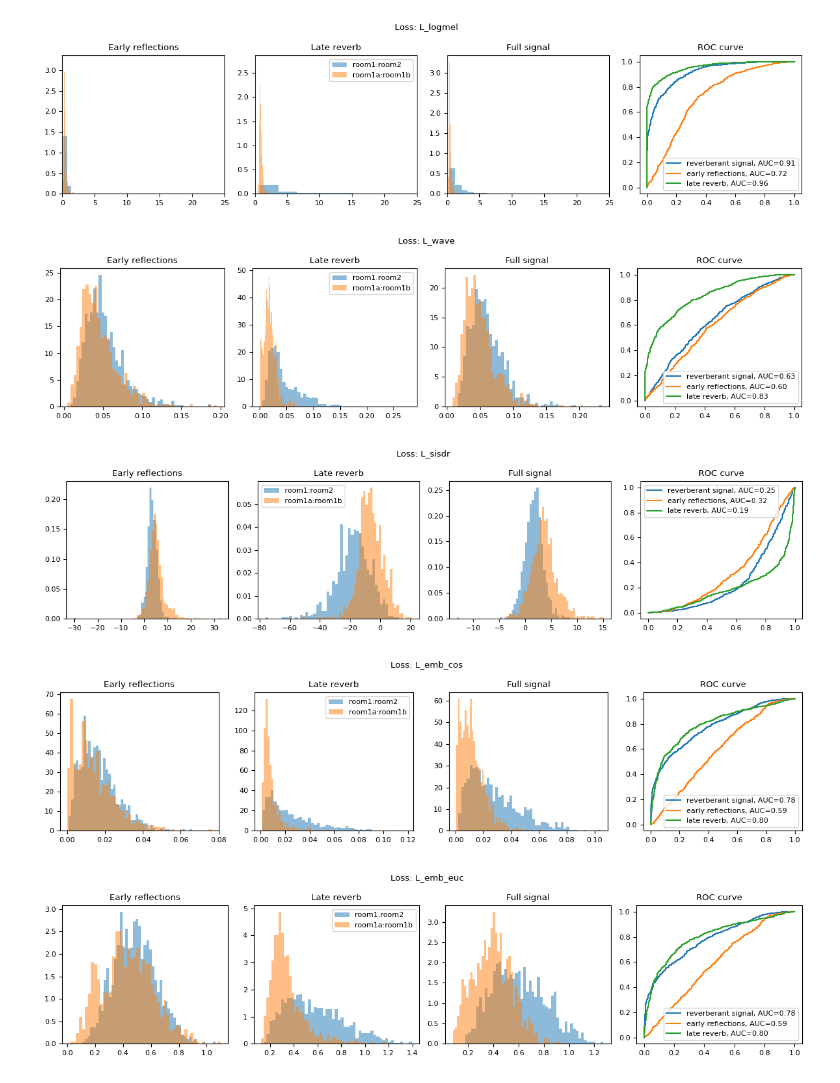
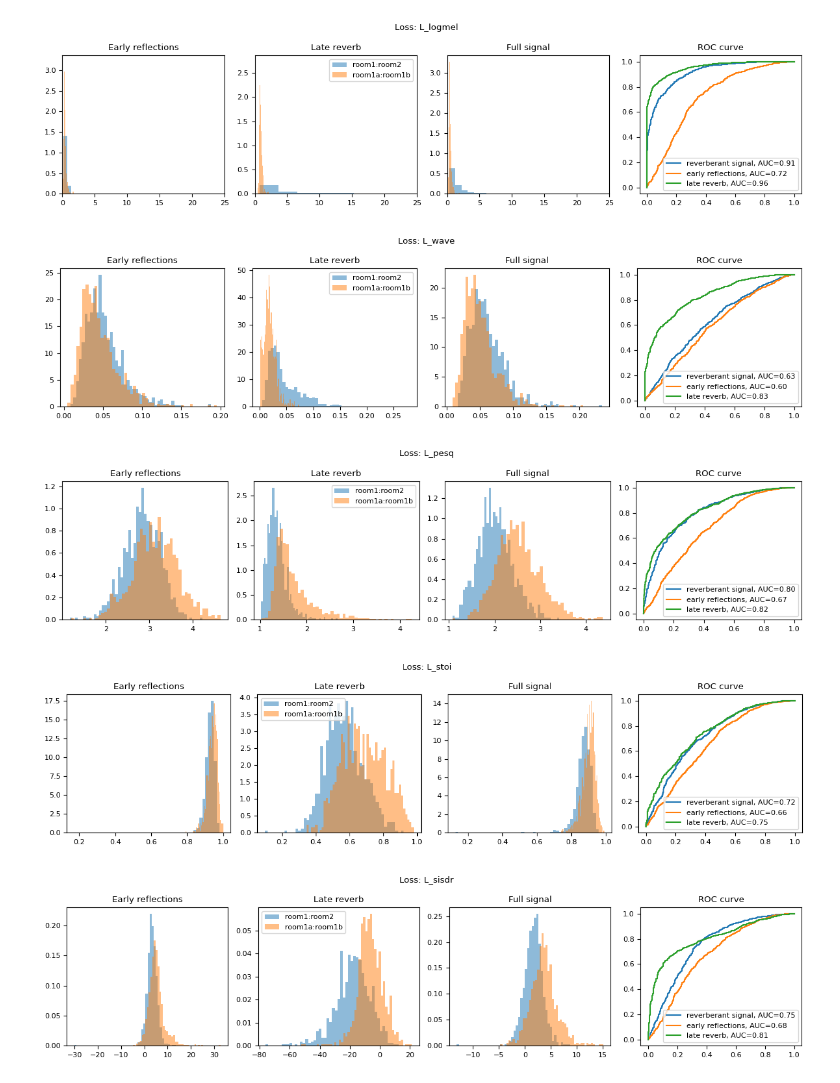
Before and after one commit to joaluba/reverb-match-cond-u-net, a Jupyter notebook: notebooks/experiment_losses.ipynb, the cells around one changed output. Saved outputs shown, nothing was run; the diff lists cells and outputs as text; code cells hidden in the pictures.

```diff
--- a/notebooks/experiment_losses.ipynb
+++ b/notebooks/experiment_losses.ipynb
@@ -101,25 +174,29 @@ df_losses_randmic.head(10)
 # %%
 ################## PLOT DISTRIBUTION OF VALUES &  ROC CURVES ##################
 ################# PAIRS WITH FIXED SRC_REC DISTANCE DISTANCE ##################
 compute_and_plot_rocs("L_multi-stft", df_losses_fixedmic,x_range=(0,5))
 compute_and_plot_rocs("L_multi-mel", df_losses_fixedmic)
 compute_and_plot_rocs("L_multi-wave", df_losses_fixedmic)
 
 compute_and_plot_rocs("L_stft", df_losses_fixedmic,x_range=(0,5))
 compute_and_plot_rocs("L_logmel", df_losses_fixedmic,x_range=(0,25))
 compute_and_plot_rocs("L_wave", df_losses_fixedmic)
 
 
-compute_and_plot_rocs("L_sisdr", df_losses_fixedmic)
+compute_and_plot_rocs("L_pesq", df_losses_fixedmic,flipsign=True)
+compute_and_plot_rocs("L_stoi", df_losses_fixedmic,flipsign=True)
+
+
+compute_and_plot_rocs("L_sisdr", df_losses_fixedmic,flipsign=True)
 compute_and_plot_rocs("L_emb_cos", df_losses_fixedmic)
 compute_and_plot_rocs("L_emb_euc", df_losses_fixedmic)
 # %% [output]
 [figure]
 [figure]
 [figure]
 [figure]
 [figure]
 [figure]
-[figure, old version]
+[figure, new version]
-[figure, old version]
+[figure, new version]
-[figure, old version]
+[figure, new version]
```
Also changed, not shown: parts of 11 cells of this notebook, 1 other file.
